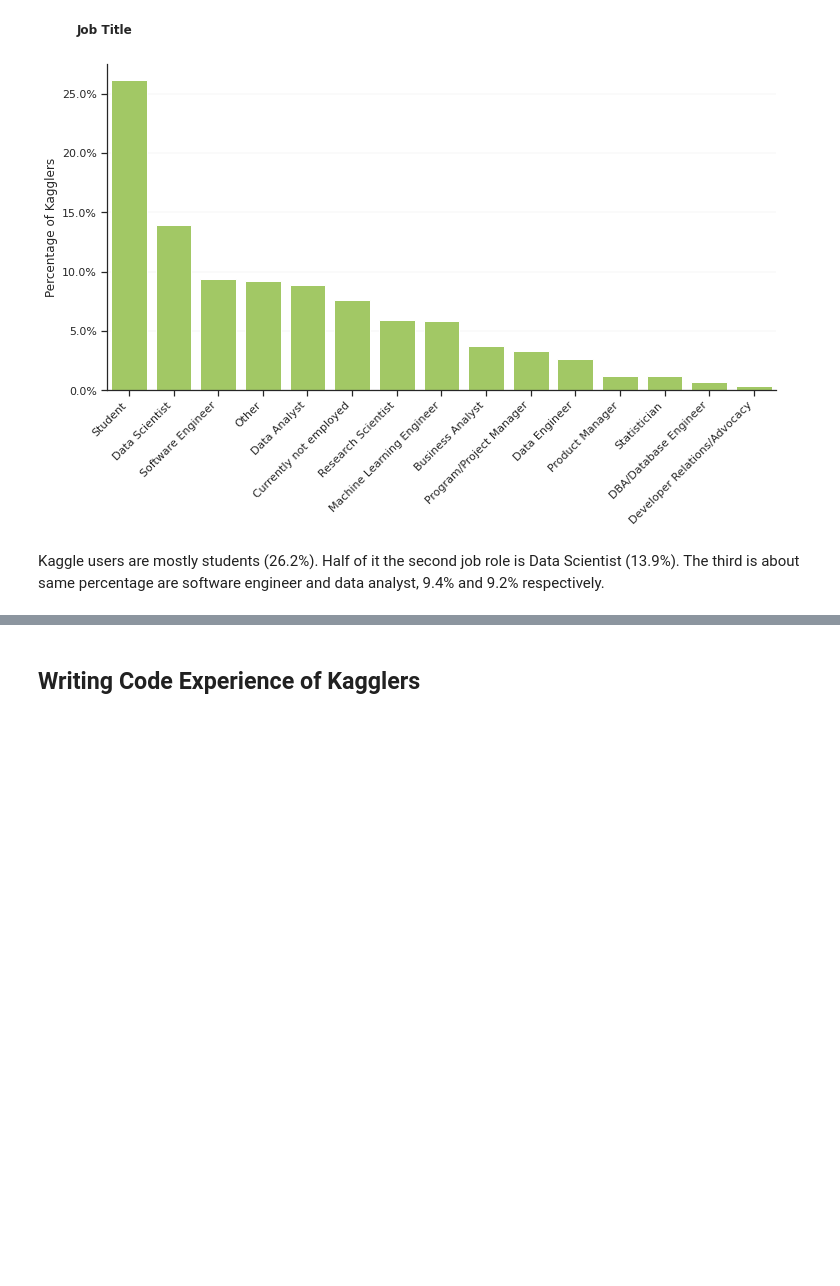
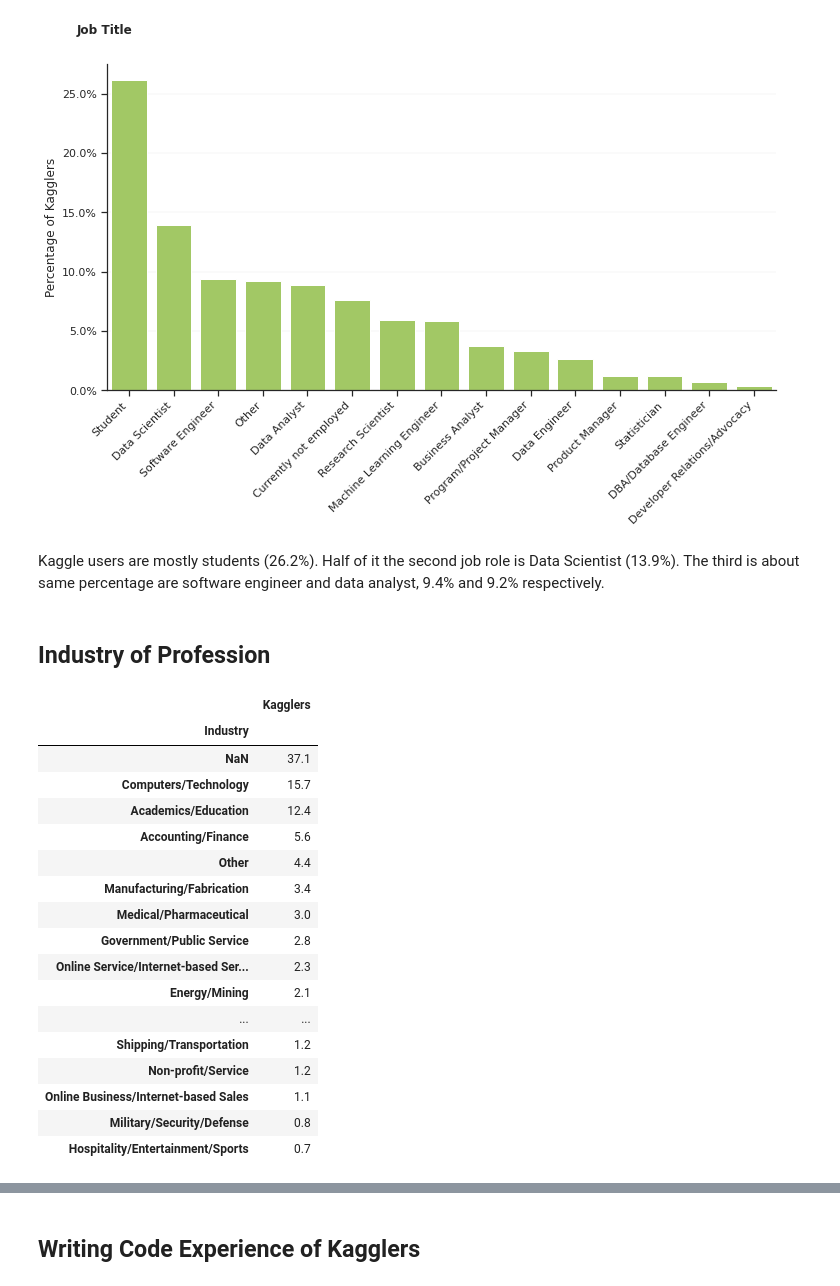
Before and after one commit to StephRoos/Data-Science, a Jupyter notebook: Kaggle_Survey/2021_Kaggle_Survey_Analysis.ipynb, the cells around one changed output, grey strips where cells are left out. Cells and saved outputs as stored; diff of their text form; code cells hidden in the pictures; blank space fills up the shorter version.

```diff
--- a/Kaggle_Survey/2021_Kaggle_Survey_Analysis.ipynb
+++ b/Kaggle_Survey/2021_Kaggle_Survey_Analysis.ipynb
@@ -239,3 +238,33 @@ plt.show()
 [figure]
 # %% [markdown]
 Kaggle users are mostly students (26.2%). Half of it the second job role is Data Scientist (13.9%). The third is about same percentage are software engineer and data analyst, 9.4% and 9.2% respectively.
+# %% [markdown]
+## Industry of Profession
+# %%
+# Create a table with number of Kagglers by type of industry
+
+df_industry = pd.DataFrame(df_a.groupby('Q20', dropna = False).size())
+df_industry.index.name = 'Industry'
+df_industry.columns = ['Kagglers']
+df_industry.sort_values(by='Kagglers', ascending=False, inplace=True)
+df_industry = np.round(df_industry/ df_industry.sum() *100, 1)
+df_industry
+# %% [output]
+|  | Kagglers |
+| Industry |  |
+| NaN | 37.1 |
+| Computers/Technology | 15.7 |
+| Academics/Education | 12.4 |
+| Accounting/Finance | 5.6 |
+| Other | 4.4 |
+| Manufacturing/Fabrication | 3.4 |
+| Medical/Pharmaceutical | 3.0 |
+| Government/Public Service | 2.8 |
+| Online Service/Internet-based Ser... | 2.3 |
+| Energy/Mining | 2.1 |
+| ... | ... |
+| Shipping/Transportation | 1.2 |
+| Non-profit/Service | 1.2 |
+| Online Business/Internet-based Sales | 1.1 |
+| Military/Security/Defense | 0.8 |
+| Hospitality/Entertainment/Sports | 0.7 |
```
Also changed, not shown: parts of 14 cells of this notebook.
